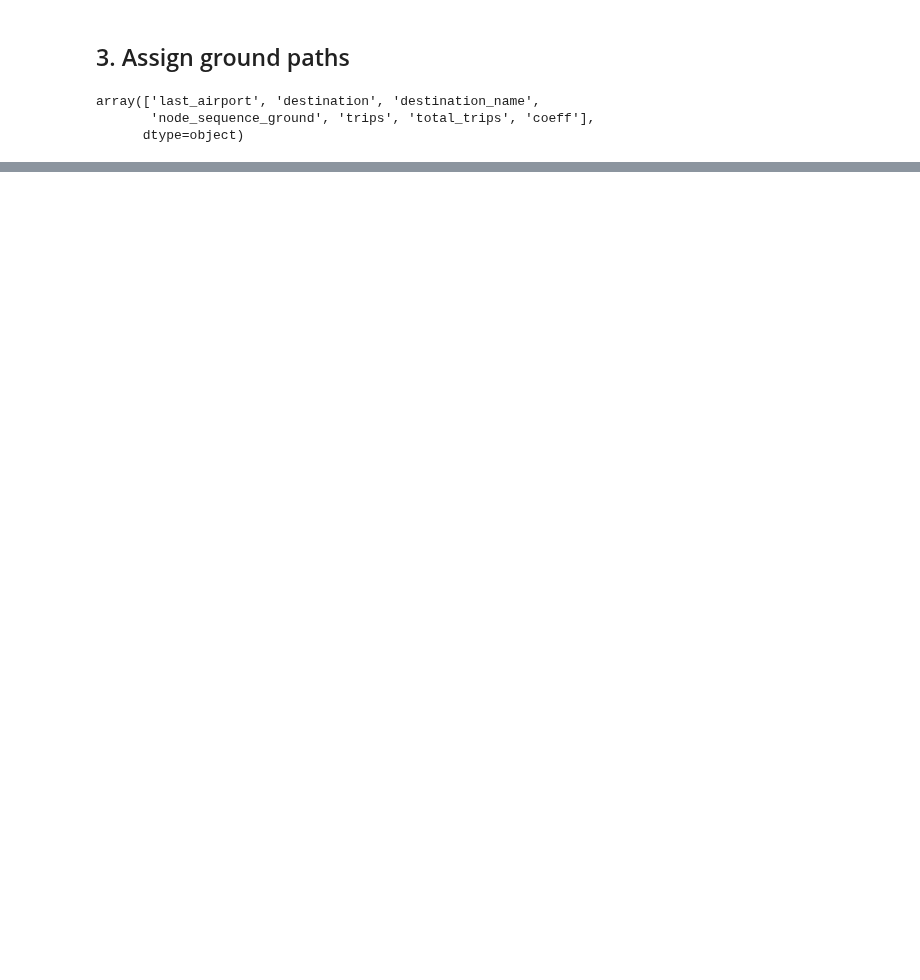
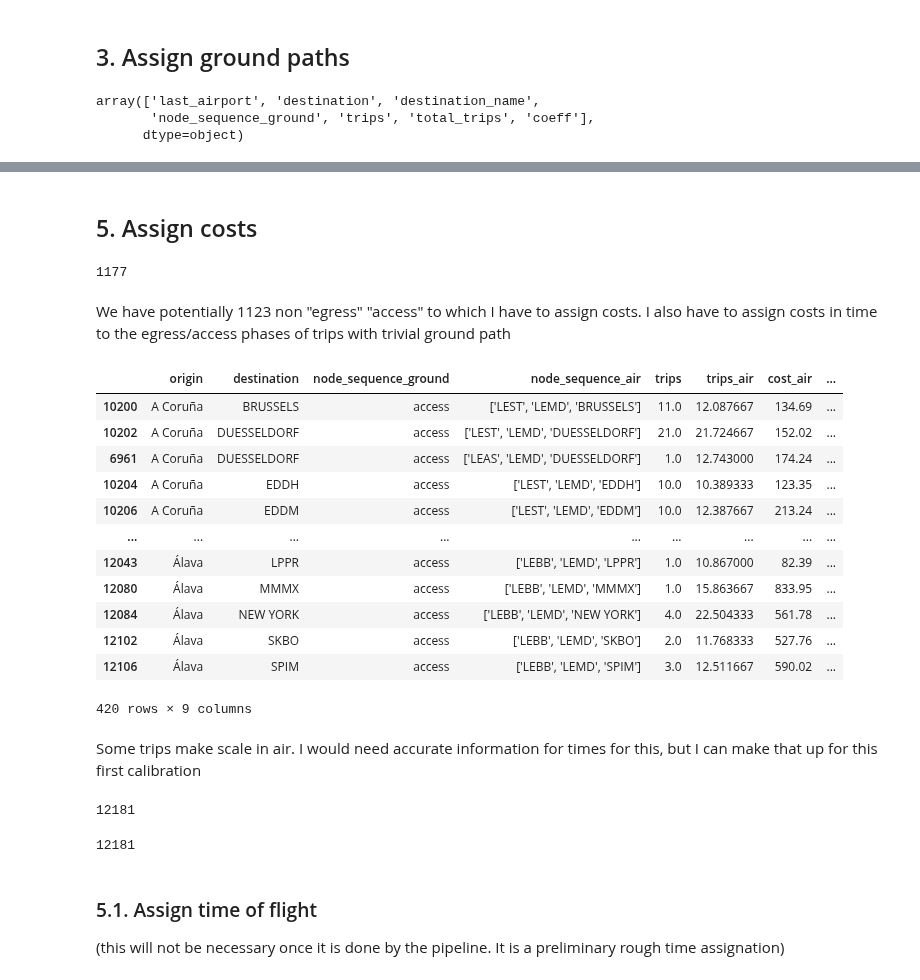
Before and after one commit to UoW-ATM/MultiModX, a Jupyter notebook: notebooks/CS11/assign_path_to_trips_from_AW.ipynb, the cells around one changed output, grey strips where cells are left out. Drawn from its saved outputs; the diff is of its cells as text; code cells hidden in the pictures; blank space fills up the shorter version.

```diff
--- a/notebooks/CS11/assign_path_to_trips_from_AW.ipynb
+++ b/notebooks/CS11/assign_path_to_trips_from_AW.ipynb
@@ -398,0 +495,38 @@ print(trips_complete[trips_complete["trips"]==3].shape[0])
+# %% [markdown]
+## 5. Assign costs
+# %%
+trips_complete[~trips_complete["node_sequence_ground"].isin(["egress","access"])].shape[0]
+# %% [output]
+1177
+# %% [markdown]
+We have potentially 1123 non "egress" "access" to which I have to assign costs. I also have to assign costs in time to the egress/access phases of trips with trivial ground path
+# %%
+trips_complete[trips_complete["node_sequence_air"].apply(lambda x: len(ast.literal_eval(x))>=3)]
+# %% [output]
+|  | origin | destination | node_sequence_ground | node_sequence_air | trips | trips_air | cost_air | ... |
+| 10200 | A Coruña | BRUSSELS | access | ['LEST', 'LEMD', 'BRUSSELS'] | 11.0 | 12.087667 | 134.69 | ... |
+| 10202 | A Coruña | DUESSELDORF | access | ['LEST', 'LEMD', 'DUESSELDORF'] | 21.0 | 21.724667 | 152.02 | ... |
+| 6961 | A Coruña | DUESSELDORF | access | ['LEAS', 'LEMD', 'DUESSELDORF'] | 1.0 | 12.743000 | 174.24 | ... |
+| 10204 | A Coruña | EDDH | access | ['LEST', 'LEMD', 'EDDH'] | 10.0 | 10.389333 | 123.35 | ... |
+| 10206 | A Coruña | EDDM | access | ['LEST', 'LEMD', 'EDDM'] | 10.0 | 12.387667 | 213.24 | ... |
+| ... | ... | ... | ... | ... | ... | ... | ... | ... |
+| 12043 | Álava | LPPR | access | ['LEBB', 'LEMD', 'LPPR'] | 1.0 | 10.867000 | 82.39 | ... |
+| 12080 | Álava | MMMX | access | ['LEBB', 'LEMD', 'MMMX'] | 1.0 | 15.863667 | 833.95 | ... |
+| 12084 | Álava | NEW YORK | access | ['LEBB', 'LEMD', 'NEW YORK'] | 4.0 | 22.504333 | 561.78 | ... |
+| 12102 | Álava | SKBO | access | ['LEBB', 'LEMD', 'SKBO'] | 2.0 | 11.768333 | 527.76 | ... |
+| 12106 | Álava | SPIM | access | ['LEBB', 'LEMD', 'SPIM'] | 3.0 | 12.511667 | 590.02 | ... |
+420 rows × 9 columns
+# %% [markdown]
+Some trips make scale in air. I would need accurate information for times for this, but I can make that up for this first calibration
+# %%
+trips_complete.shape[0]
+# %% [output]
+12181
+# %%
+trips_complete.dropna().shape[0]
+# %% [output]
+12181
+# %% [markdown]
+### 5.1. Assign time of flight
+
+(this will not be necessary once it is done by the pipeline. It is a preliminary rough time assignation)
```
Also changed, not shown: parts of 86 cells of this notebook.
